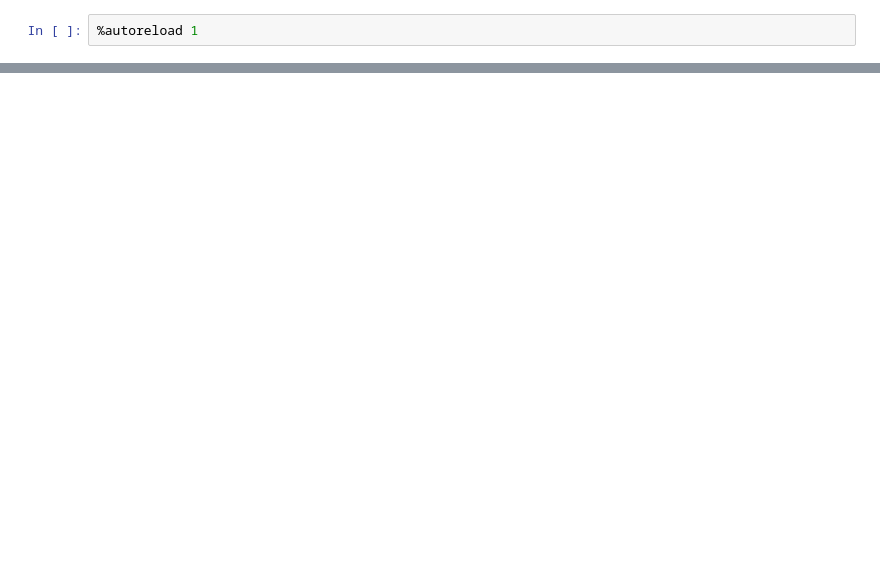
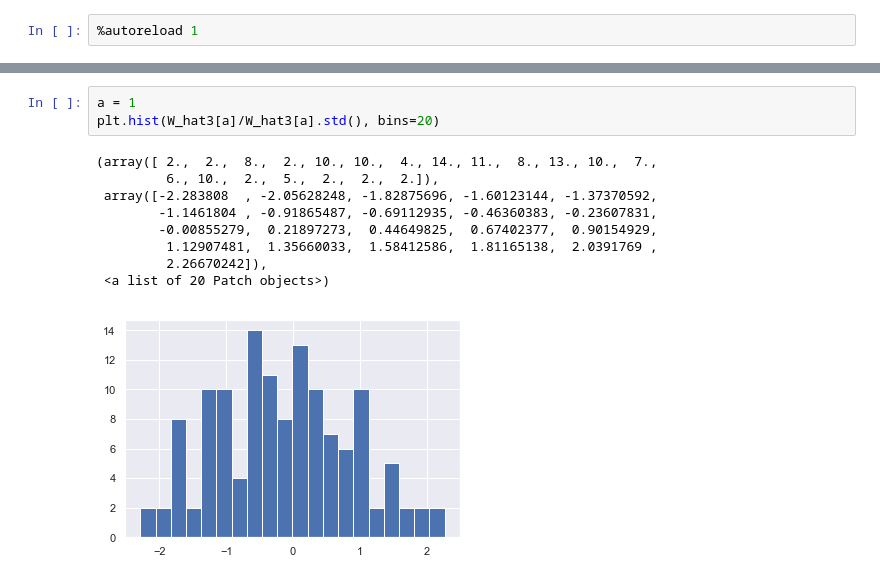
Before and after one commit to aleksaw/ml-society-science, a Jupyter notebook: src/project-2/Project2-submission.ipynb, the cells around one changed output, grey strips where cells are left out. Cells and saved outputs as stored; diff of their text form; blank space fills up the shorter version.

```diff
--- a/src/project-2/Project2-submission.ipynb
+++ b/src/project-2/Project2-submission.ipynb
@@ -1239,0 +1515,13 @@ Fitting treatment outcomes
+# %%
+a = 1
+plt.hist(W_hat3[a]/W_hat3[a].std(), bins=20)
+# %% [output]
+(array([ 2.,  2.,  8.,  2., 10., 10.,  4., 14., 11.,  8., 13., 10.,  7.,
+         6., 10.,  2.,  5.,  2.,  2.,  2.]),
+ array([-2.283808  , -2.05628248, -1.82875696, -1.60123144, -1.37370592,
+        -1.1461804 , -0.91865487, -0.69112935, -0.46360383, -0.23607831,
+        -0.00855279,  0.21897273,  0.44649825,  0.67402377,  0.90154929,
+         1.12907481,  1.35660033,  1.58412586,  1.81165138,  2.0391769 ,
+         2.26670242]),
+ <a list of 20 Patch objects>)
+[figure, added]
```
Also changed, not shown: parts of 86 cells of this notebook, 11 other files.
